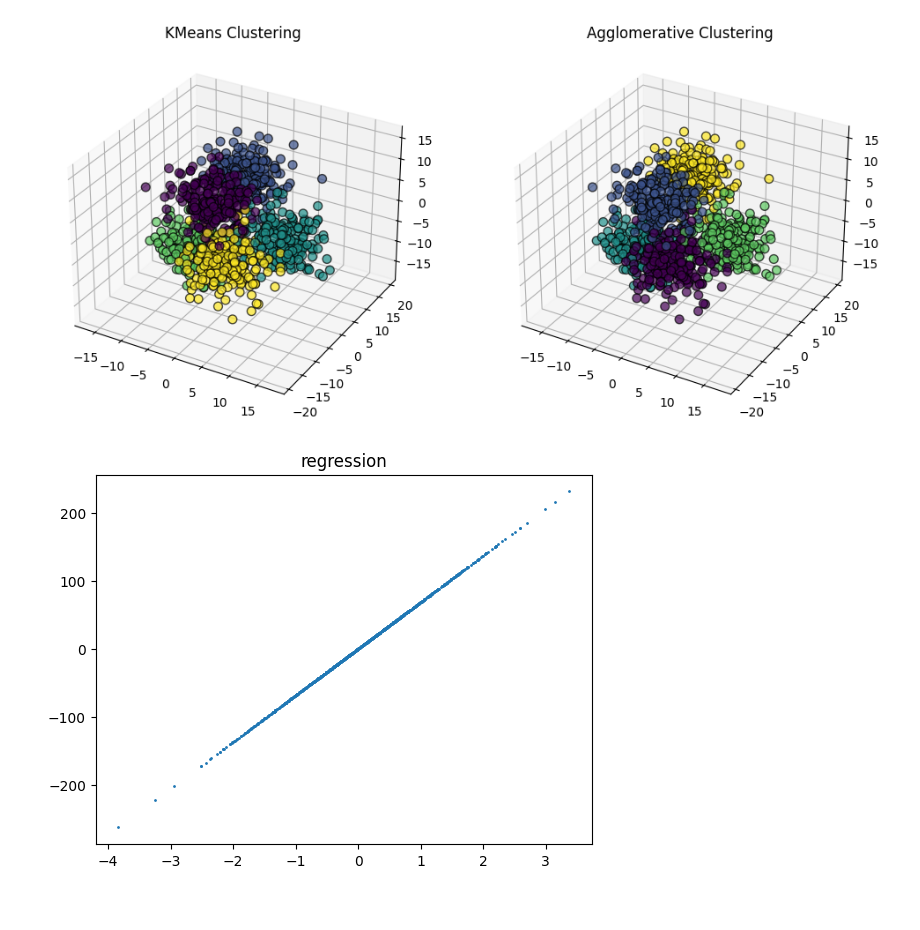
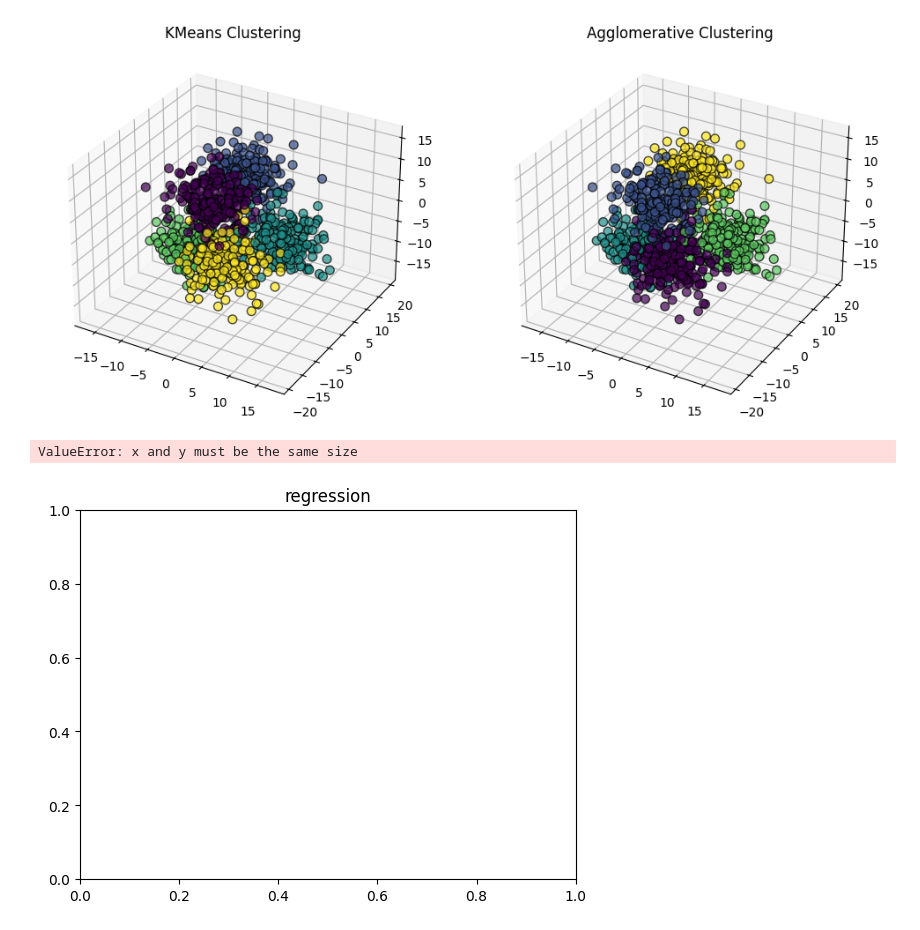
Before and after one commit to AntoineGilsonGH/Statistical-Assessment-of-Trained-Models, a Jupyter notebook: 1_Data_Simulation.ipynb, the cells around one changed output. Drawn from its saved outputs; the diff is of its cells as text; code cells hidden in the pictures.

```diff
--- a/1_Data_Simulation.ipynb
+++ b/1_Data_Simulation.ipynb
@@ -160,21 +160,22 @@ Silhouette Score: 0.4486718673398085
 # %%
 from sklearn.datasets import make_regression
 def simulate_regression(n, n_features):
 
    X, y = make_regression(n_samples=n, n_features=n_features, noise = 0.1)
 
    df_x = pd.DataFrame(X)
    df_y = pd.DataFrame(y, columns=['y_values'])
 
    df_x.to_csv(f"Data/x_make_regression_{n}_{n_features}.csv")
    df_y.to_csv(f"Data/y_make_regression_{n}_{n_features}.csv")
 
    plt.figure()
    plt.title("regression")
    plt.scatter(X,y, s=1)
    plt.show()
 
 
-simulate_regression(1000,1)
+simulate_regression(2000,10)
 # %% [output]
+ValueError: x and y must be the same size
-[figure, old version]
+[figure, new version]
```
Also changed, not shown: 1 other file.
